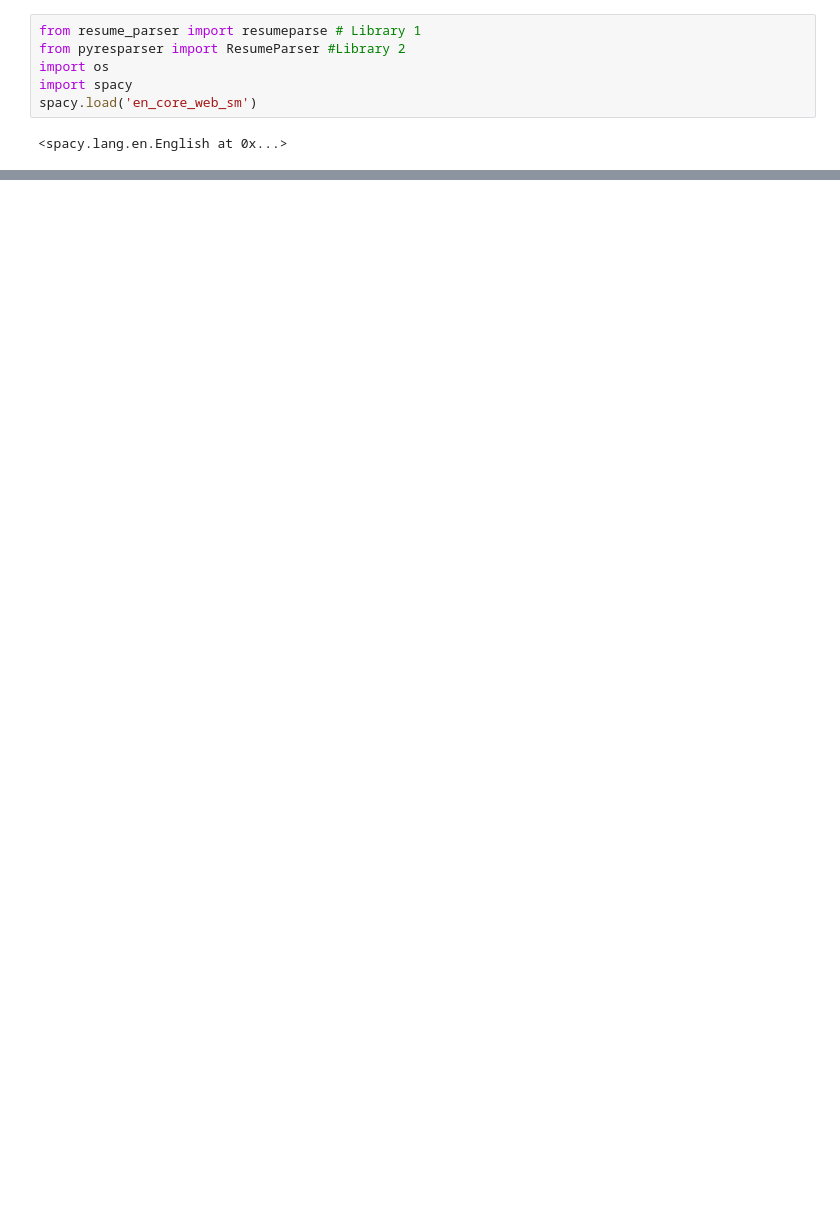
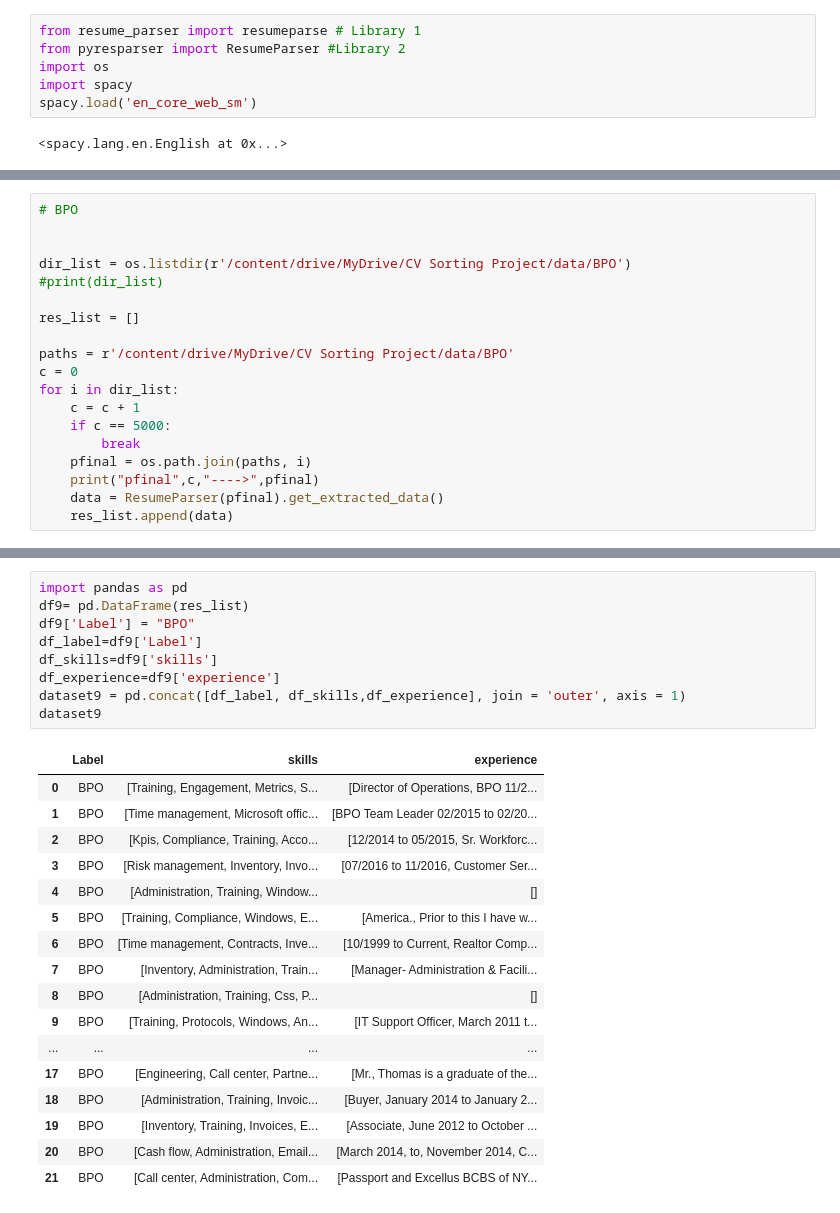
Before and after one commit to kazirafi71/Thesis, a Jupyter notebook: Resume_parsing_data.ipynb, the cells around one changed output, grey strips where cells are left out. Drawn from its saved outputs; the diff is of its cells as text; blank space fills up the shorter version.

```diff
--- a/Resume_parsing_data.ipynb
+++ b/Resume_parsing_data.ipynb
@@ -199,0 +685,19 @@ df
+# %%
+# BPO
+
+
+dir_list = os.listdir(r'/content/drive/MyDrive/CV Sorting Project/data/BPO')
+#print(dir_list)
+
+res_list = []
+
+paths = r'/content/drive/MyDrive/CV Sorting Project/data/BPO'
+c = 0
+for i in dir_list:
+    c = c + 1
+    if c == 5000:
+        break
+    pfinal = os.path.join(paths, i)
+    print("pfinal",c,"---->",pfinal)
+    data = ResumeParser(pfinal).get_extracted_data()
+    res_list.append(data)
@@ -199,0 +723,27 @@ df
+# %%
+import pandas as pd
+df9= pd.DataFrame(res_list)
+df9['Label'] = "BPO"
+df_label=df9['Label']
+df_skills=df9['skills']
+df_experience=df9['experience']
+dataset9 = pd.concat([df_label, df_skills,df_experience], join = 'outer', axis = 1)
+dataset9
+# %% [output]
+|  | Label | skills | experience |
+| 0 | BPO | [Training, Engagement, Metrics, S... | [Director of Operations, BPO 11/2... |
+| 1 | BPO | [Time management, Microsoft offic... | [BPO Team Leader 02/2015 to 02/20... |
+| 2 | BPO | [Kpis, Compliance, Training, Acco... | [12/2014 to 05/2015, Sr. Workforc... |
+| 3 | BPO | [Risk management, Inventory, Invo... | [07/2016 to 11/2016, Customer Ser... |
+| 4 | BPO | [Administration, Training, Window... | [] |
+| 5 | BPO | [Training, Compliance, Windows, E... | [America., Prior to this I have w... |
+| 6 | BPO | [Time management, Contracts, Inve... | [10/1999 to Current, Realtor Comp... |
+| 7 | BPO | [Inventory, Administration, Train... | [Manager- Administration & Facili... |
+| 8 | BPO | [Administration, Training, Css, P... | [] |
+| 9 | BPO | [Training, Protocols, Windows, An... | [IT Support Officer, March 2011 t... |
+| ... | ... | ... | ... |
+| 17 | BPO | [Engineering, Call center, Partne... | [Mr., Thomas is a graduate of the... |
+| 18 | BPO | [Administration, Training, Invoic... | [Buyer, January 2014 to January 2... |
+| 19 | BPO | [Inventory, Training, Invoices, E... | [Associate, June 2012 to October ... |
+| 20 | BPO | [Cash flow, Administration, Email... | [March 2014, to, November 2014, C... |
+| 21 | BPO | [Call center, Administration, Com... | [Passport and Excellus BCBS of NY... |
```
Also changed, not shown: parts of 86 cells of this notebook.
